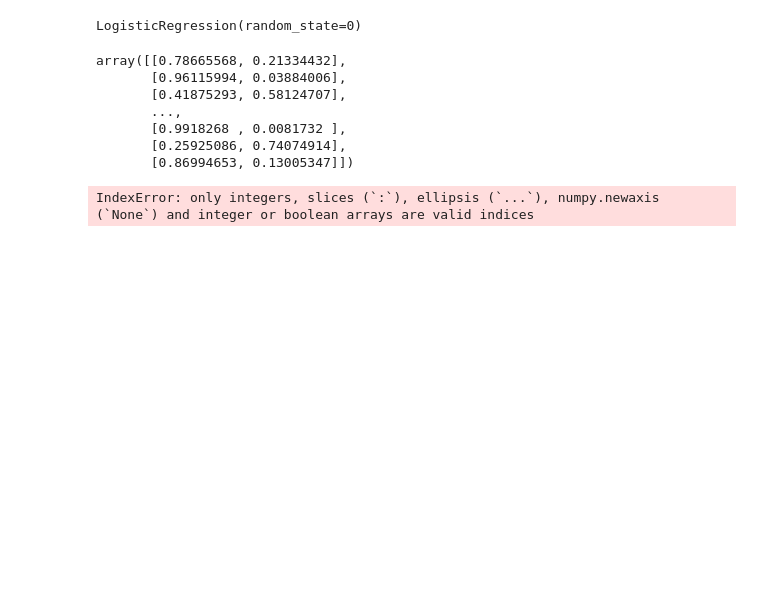
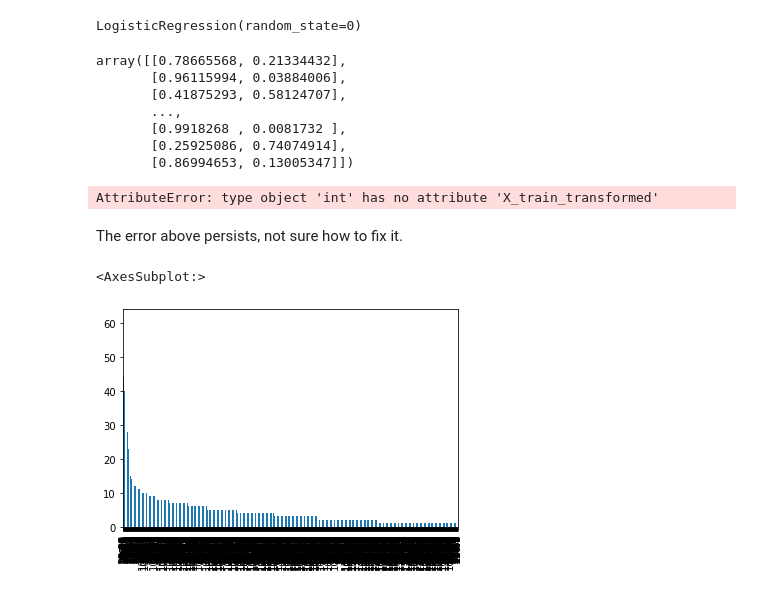
Before and after one commit to NicolasVollmer/lab-imbalanced-data, a Jupyter notebook: Nicolas Lab | Imbalanced data.ipynb, the cells around one changed output. Saved outputs shown, nothing was run; the diff lists cells and outputs as text; code cells hidden in the pictures; blank space fills up the shorter version.

```diff
--- a/Nicolas Lab | Imbalanced data.ipynb
+++ b/Nicolas Lab | Imbalanced data.ipynb
@@ -253,6 +253,15 @@ array([[0.78665568, 0.21334432],
 # %%
 logits = np.log(1/LR.predict_proba(X_train_transformed)[:,1]-1)
 # %%
-plt.scatter(logits,X_train_transformed['tenure'])
+plt.scatter(logits,X_train_transformed['MonthlyCharges'])
 # %% [output]
-IndexError: only integers, slices (`:`), ellipsis (`...`), numpy.newaxis (`None`) and integer or boolean arrays are valid indices
+AttributeError: type object 'int' has no attribute 'X_train_transformed'
+# %% [markdown]
+The error above persists, not sure how to fix it.
+# %%
+count_classes = churn['MonthlyCharges'].value_counts()
+count_classes
+count_classes.plot(kind = 'bar')
+# %% [output]
+<AxesSubplot:>
+[figure, added]
```
